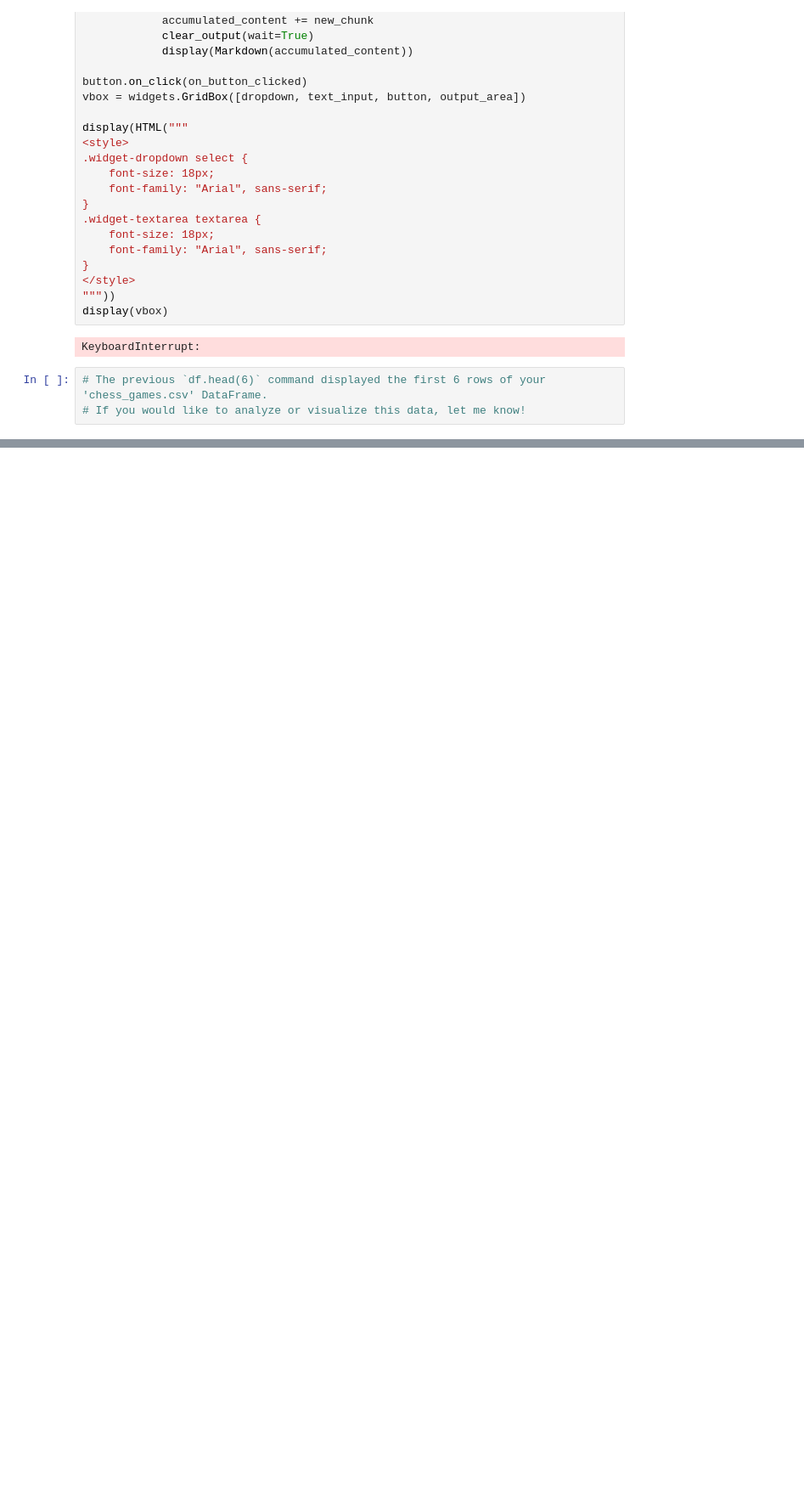
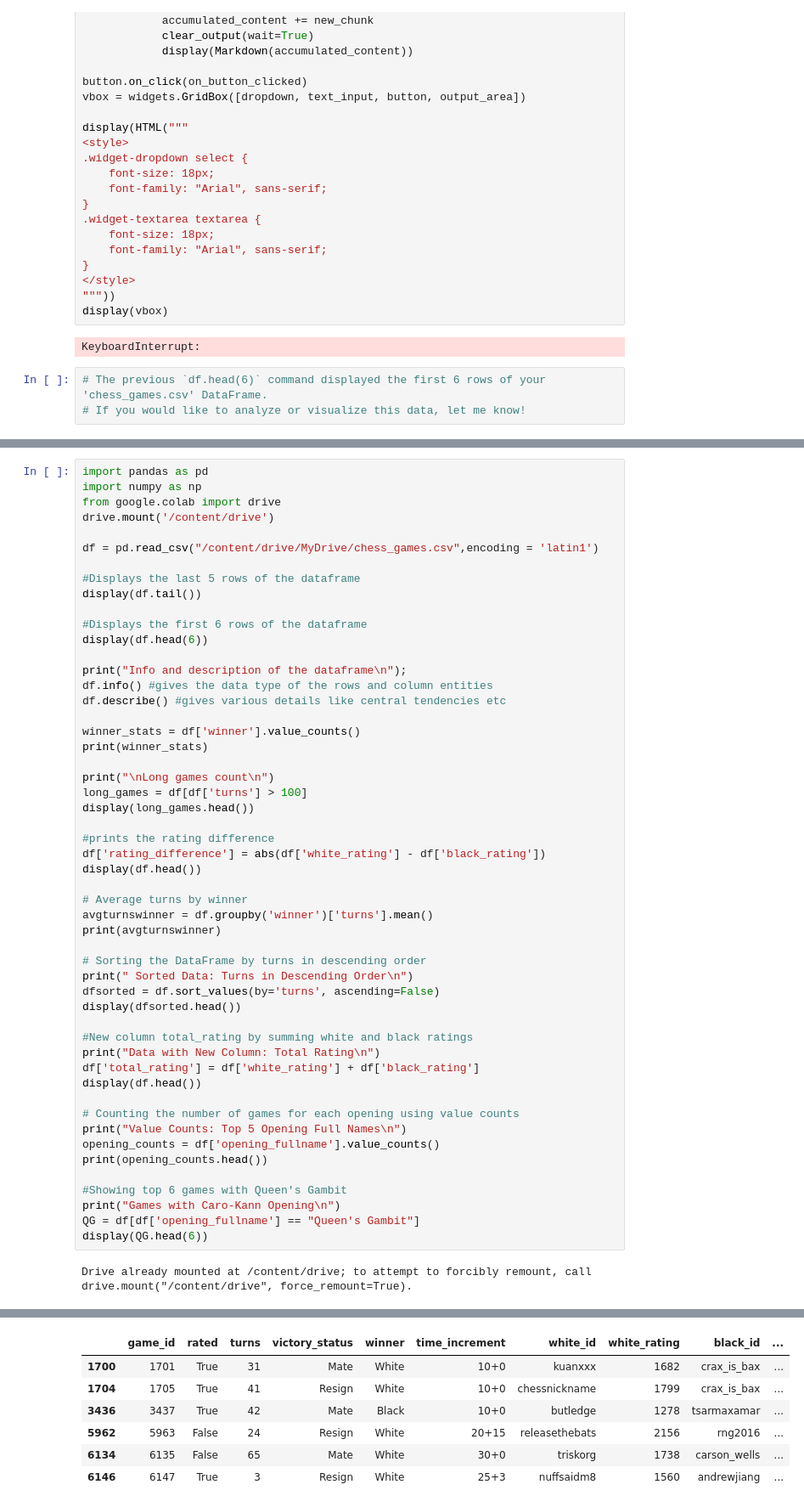
Before and after one commit to Krrish-P12/EDA, a Jupyter notebook: Pandas_test.ipynb, the cells around one changed output, grey strips where cells are left out. Shown at 85% size. Saved outputs shown, nothing was run; the diff lists cells and outputs as text; blank space fills up the shorter version.

Commit message:
Added more Pandas Commands and comments for explanation

```diff
--- a/Pandas_test.ipynb
+++ b/Pandas_test.ipynb
@@ -121,0 +67,54 @@ Name: count, dtype: int64
+# %%
+import pandas as pd
+import numpy as np
+from google.colab import drive
+drive.mount('/content/drive')
+
+df = pd.read_csv("/content/drive/MyDrive/chess_games.csv",encoding = 'latin1')
+
+#Displays the last 5 rows of the dataframe
+display(df.tail())
+
+#Displays the first 6 rows of the dataframe
+display(df.head(6))
+
+print("Info and description of the dataframe\n");
+df.info() #gives the data type of the rows and column entities
+df.describe() #gives various details like central tendencies etc
+
+winner_stats = df['winner'].value_counts()
+print(winner_stats)
+
+print("\nLong games count\n")
+long_games = df[df['turns'] > 100]
+display(long_games.head())
+
+#prints the rating difference
+df['rating_difference'] = abs(df['white_rating'] - df['black_rating'])
+display(df.head())
+
+# Average turns by winner
+avgturnswinner = df.groupby('winner')['turns'].mean()
+print(avgturnswinner)
+
+# Sorting the DataFrame by turns in descending order
+print(" Sorted Data: Turns in Descending Order\n")
+dfsorted = df.sort_values(by='turns', ascending=False)
+display(dfsorted.head())
+
+#New column total_rating by summing white and black ratings
+print("Data with New Column: Total Rating\n")
+df['total_rating'] = df['white_rating'] + df['black_rating']
+display(df.head())
+
+# Counting the number of games for each opening using value counts
+print("Value Counts: Top 5 Opening Full Names\n")
+opening_counts = df['opening_fullname'].value_counts()
+print(opening_counts.head())
+
+#Showing top 6 games with Queen's Gambit
+print("Games with Caro-Kann Opening\n")
+QG = df[df['opening_fullname'] == "Queen's Gambit"]
+display(QG.head(6))
+# %% [output]
+Drive already mounted at /content/drive; to attempt to forcibly remount, call drive.mount("/content/drive", force_remount=True).
@@ -121,0 +192,7 @@ Name: count, dtype: int64
+|  | game_id | rated | turns | victory_status | winner | time_increment | white_id | white_rating | black_id | ... |
+| 1700 | 1701 | True | 31 | Mate | White | 10+0 | kuanxxx | 1682 | crax_is_bax | ... |
+| 1704 | 1705 | True | 41 | Resign | White | 10+0 | chessnickname | 1799 | crax_is_bax | ... |
+| 3436 | 3437 | True | 42 | Mate | Black | 10+0 | butledge | 1278 | tsarmaxamar | ... |
+| 5962 | 5963 | False | 24 | Resign | White | 20+15 | releasethebats | 2156 | rng2016 | ... |
+| 6134 | 6135 | False | 65 | Mate | White | 30+0 | triskorg | 1738 | carson_wells | ... |
+| 6146 | 6147 | True | 3 | Resign | White | 25+3 | nuffsaidm8 | 1560 | andrewjiang | ... |
```
Also changed, not shown: parts of 9 cells of this notebook.
